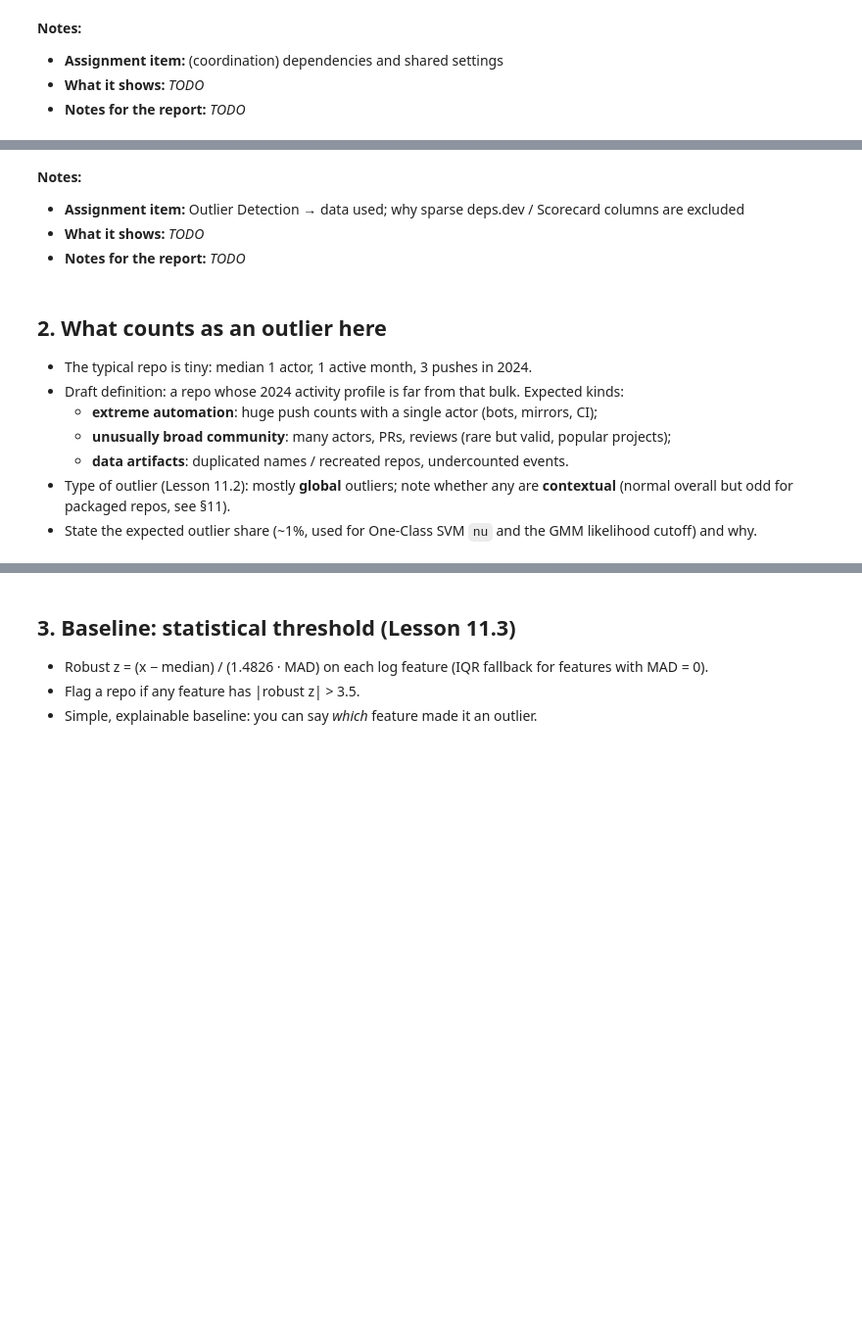
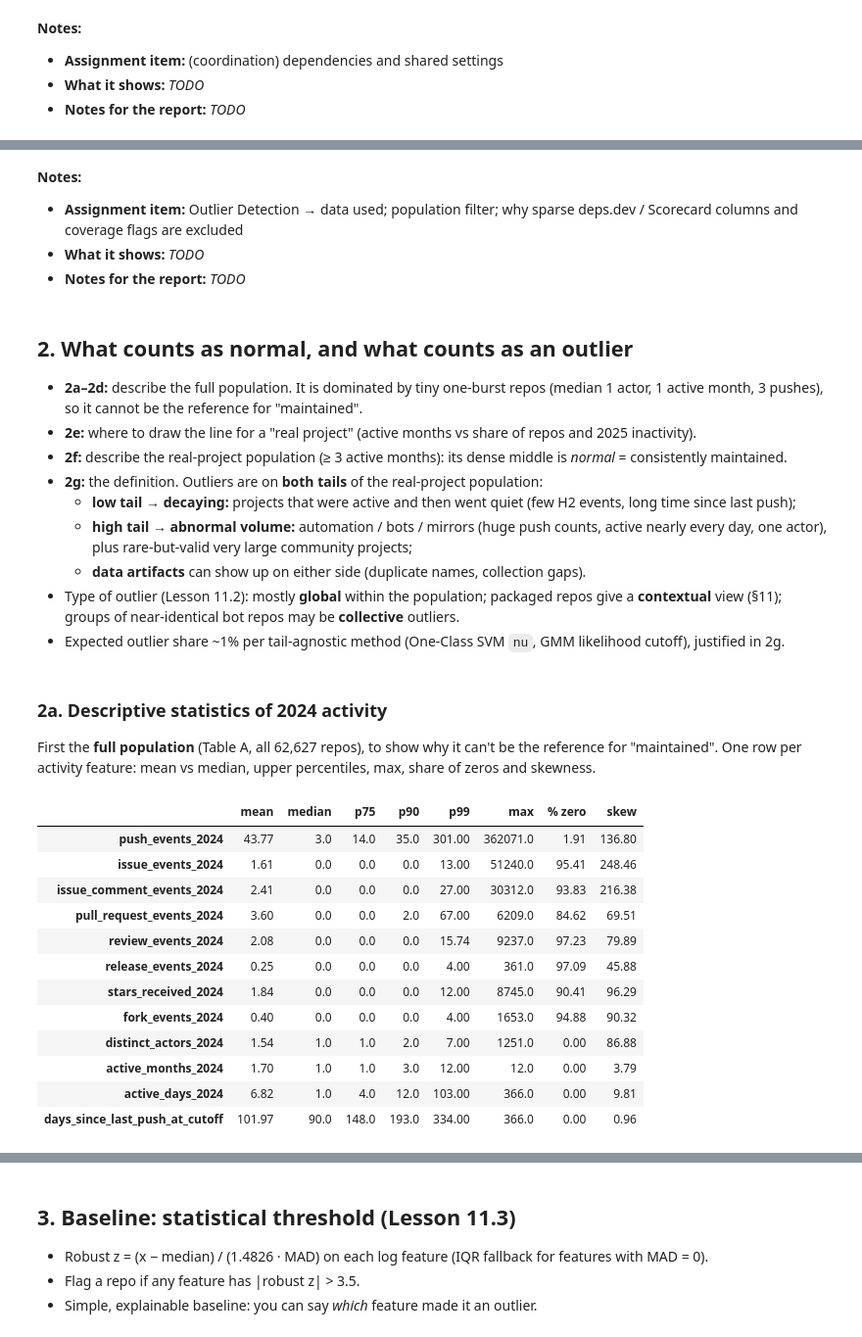
Before and after one commit to Miablo/decay-before-archival, a Jupyter notebook: notebooks/outlier_detection.ipynb, the cells around one changed output, grey strips where cells are left out. Shown at 98% size. Drawn from its saved outputs; the diff is of its cells as text; code cells hidden in the pictures; blank space fills up the shorter version.

```diff
--- a/notebooks/outlier_detection.ipynb
+++ b/notebooks/outlier_detection.ipynb
@@ -69,16 +89,56 @@ print(f"Table A: {len(A):,} rows x {A.shape[1]} cols")
 # %% [markdown]
 **Notes:**
 
-- **Assignment item:** Outlier Detection → data used; why sparse deps.dev / Scorecard columns are excluded
+- **Assignment item:** Outlier Detection → data used; population filter; why sparse deps.dev / Scorecard columns and coverage flags are excluded
 - **What it shows:** _TODO_
 - **Notes for the report:** _TODO_
 # %% [markdown]
-## 2. What counts as an outlier here
+## 2. What counts as normal, and what counts as an outlier
 
-- The typical repo is tiny: median 1 actor, 1 active month, 3 pushes in 2024.
-- Draft definition: a repo whose 2024 activity profile is far from that bulk. Expected kinds:
-  - **extreme automation**: huge push counts with a single actor (bots, mirrors, CI);
-  - **unusually broad community**: many actors, PRs, reviews (rare but valid, popular projects);
-  - **data artifacts**: duplicated names / recreated repos, undercounted events.
-- Type of outlier (Lesson 11.2): mostly **global** outliers; note whether any are **contextual** (normal overall but odd for packaged repos, see §11).
-- State the expected outlier share (~1%, used for One-Class SVM `nu` and the GMM likelihood cutoff) and why.
+- **2a–2d:** describe the full population. It is dominated by tiny one-burst repos (median 1 actor, 1 active month, 3 pushes), so it cannot be the reference for "maintained".
+- **2e:** where to draw the line for a "real project" (active months vs share of repos and 2025 inactivity).
+- **2f:** describe the real-project population (≥ 3 active months): its dense middle is *normal* = consistently maintained.
+- **2g:** the definition. Outliers are on **both tails** of the real-project population:
+  - **low tail → decaying:** projects that were active and then went quiet (few H2 events, long time since last push);
+  - **high tail → abnormal volume:** automation / bots / mirrors (huge push counts, active nearly every day, one actor), plus rare-but-valid very large community projects;
+  - **data artifacts** can show up on either side (duplicate names, collection gaps).
+- Type of outlier (Lesson 11.2): mostly **global** within the population; packaged repos give a **contextual** view (§11); groups of near-identical bot repos may be **collective** outliers.
+- Expected outlier share ~1% per tail-agnostic method (One-Class SVM `nu`, GMM likelihood cutoff), justified in 2g.
+# %% [markdown]
+### 2a. Descriptive statistics of 2024 activity
+
+First the **full population** (Table A, all 62,627 repos), to show why it can't be the reference for "maintained". One row per activity feature:
+mean vs median, upper percentiles, max, share of zeros and skewness.
+# %%
+ACTIVITY = [
+    "push_events_2024", "issue_events_2024", "issue_comment_events_2024",
+    "pull_request_events_2024", "review_events_2024", "release_events_2024",
+    "stars_received_2024", "fork_events_2024", "distinct_actors_2024",
+    "active_months_2024", "active_days_2024", "days_since_last_push_at_cutoff",
+]
+d = A[ACTIVITY]
+desc = pd.DataFrame({
+    "mean": d.mean(),
+    "median": d.median(),
+    "p75": d.quantile(0.75),
+    "p90": d.quantile(0.90),
+    "p99": d.quantile(0.99),
+    "max": d.max(),
+    "% zero": (d == 0).mean() * 100,
+    "skew": d.skew(),
+}).round(2)
+desc
+# %% [output]
+|  | mean | median | p75 | p90 | p99 | max | % zero | skew |
+| push_events_2024 | 43.77 | 3.0 | 14.0 | 35.0 | 301.00 | 362071.0 | 1.91 | 136.80 |
+| issue_events_2024 | 1.61 | 0.0 | 0.0 | 0.0 | 13.00 | 51240.0 | 95.41 | 248.46 |
+| issue_comment_events_2024 | 2.41 | 0.0 | 0.0 | 0.0 | 27.00 | 30312.0 | 93.83 | 216.38 |
+| pull_request_events_2024 | 3.60 | 0.0 | 0.0 | 2.0 | 67.00 | 6209.0 | 84.62 | 69.51 |
+| review_events_2024 | 2.08 | 0.0 | 0.0 | 0.0 | 15.74 | 9237.0 | 97.23 | 79.89 |
+| release_events_2024 | 0.25 | 0.0 | 0.0 | 0.0 | 4.00 | 361.0 | 97.09 | 45.88 |
+| stars_received_2024 | 1.84 | 0.0 | 0.0 | 0.0 | 12.00 | 8745.0 | 90.41 | 96.29 |
+| fork_events_2024 | 0.40 | 0.0 | 0.0 | 0.0 | 4.00 | 1653.0 | 94.88 | 90.32 |
+| distinct_actors_2024 | 1.54 | 1.0 | 1.0 | 2.0 | 7.00 | 1251.0 | 0.00 | 86.88 |
+| active_months_2024 | 1.70 | 1.0 | 1.0 | 3.0 | 12.00 | 12.0 | 0.00 | 3.79 |
+| active_days_2024 | 6.82 | 1.0 | 4.0 | 12.0 | 103.00 | 366.0 | 0.00 | 9.81 |
+| days_since_last_push_at_cutoff | 101.97 | 90.0 | 148.0 | 193.0 | 334.00 | 366.0 | 0.00 | 0.96 |
```
Also changed, not shown: parts of 26 cells of this notebook, 5 other files.
